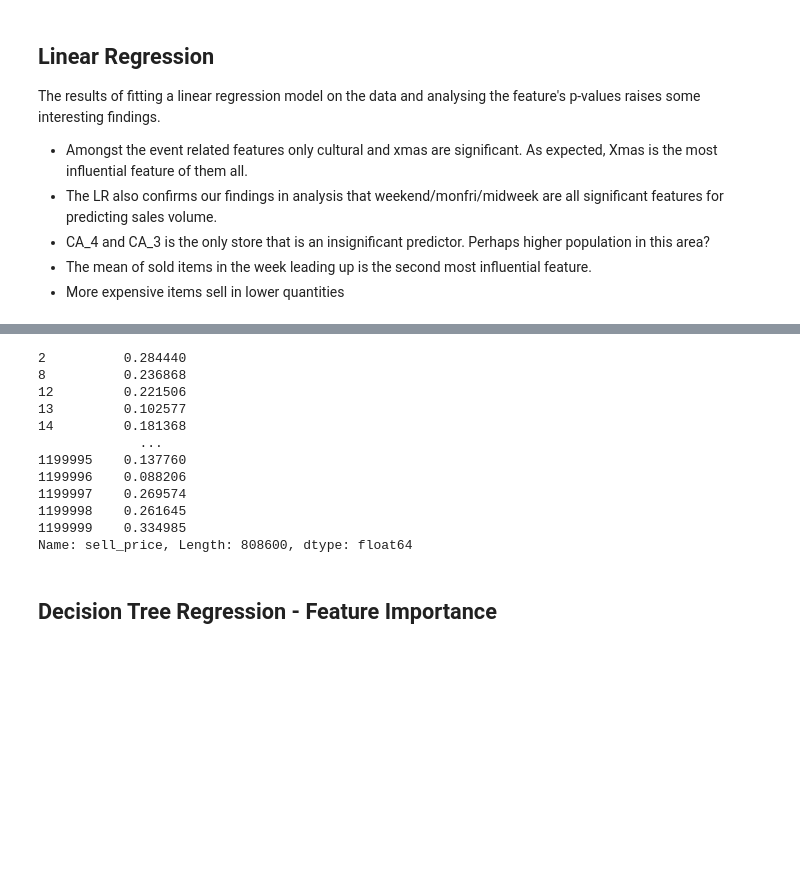
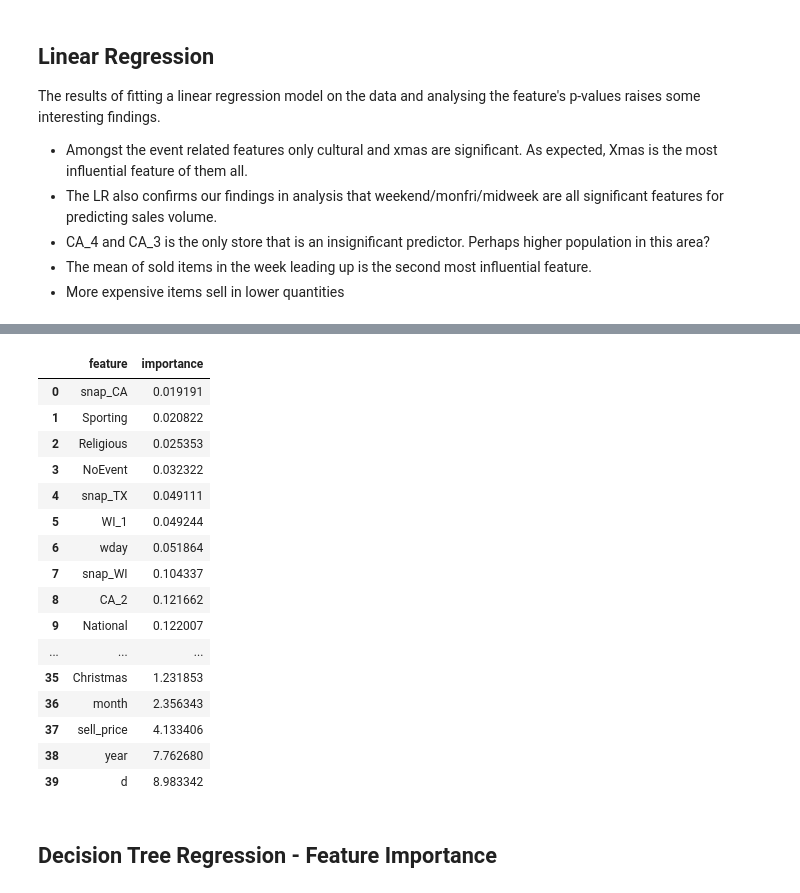
Before and after one commit to ixiaopan/GroupWork, a Jupyter notebook: AML/Modelling_Matt.ipynb, the cells around one changed output, grey strips where cells are left out. Drawn from its saved outputs; the diff is of its cells as text; code cells hidden in the pictures; blank space fills up the shorter version.

```diff
--- a/AML/Modelling_Matt.ipynb
+++ b/AML/Modelling_Matt.ipynb
@@ -157,21 +157,30 @@ Warnings:
 [1] Standard Errors assume that the covariance matrix of the errors is correctly specified.
 [2] The smallest eigenvalue is 1.09e-25. This might indicate that there are
 strong multicollinearity problems or that the design matrix is singular.
-# %%
-df.sell_price
-# %% [output]
-2          0.284440
-8          0.236868
-12         0.221506
-13         0.102577
-14         0.181368
-             ...
-1199995    0.137760
-1199996    0.088206
-1199997    0.269574
-1199998    0.261645
-1199999    0.334985
-Name: sell_price, Length: 808600, dtype: float64
+# %%
+lr_feature_imp = pd.DataFrame(res.params).reset_index()
+lr_feature_imp.columns = ['feature','importance']
+lr_feature_imp.importance = np.absolute(lr_feature_imp.importance)
+lr_feature_imp = lr_feature_imp.sort_values(by=['importance'], ascending=True).reset_index(drop=True)
+lr_feature_imp
+# %% [output]
+|  | feature | importance |
+| 0 | snap_CA | 0.019191 |
+| 1 | Sporting | 0.020822 |
+| 2 | Religious | 0.025353 |
+| 3 | NoEvent | 0.032322 |
+| 4 | snap_TX | 0.049111 |
+| 5 | WI_1 | 0.049244 |
+| 6 | wday | 0.051864 |
+| 7 | snap_WI | 0.104337 |
+| 8 | CA_2 | 0.121662 |
+| 9 | National | 0.122007 |
+| ... | ... | ... |
+| 35 | Christmas | 1.231853 |
+| 36 | month | 2.356343 |
+| 37 | sell_price | 4.133406 |
+| 38 | year | 7.762680 |
+| 39 | d | 8.983342 |
 # %%
 ###Train test split
 ###Normalise features
```
Also changed, not shown: parts of 4 cells of this notebook.
